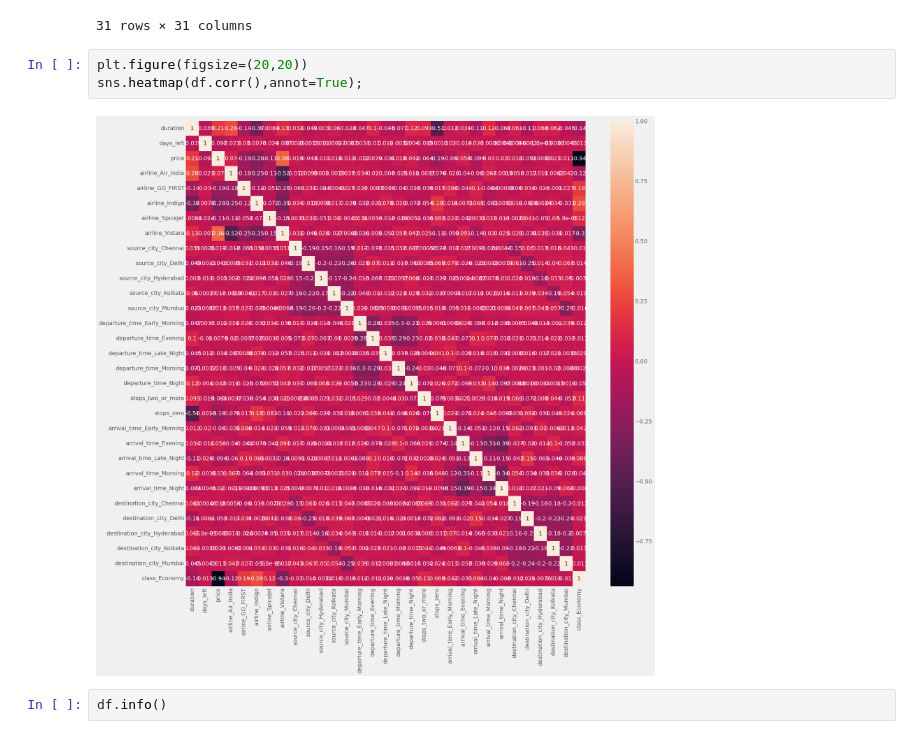
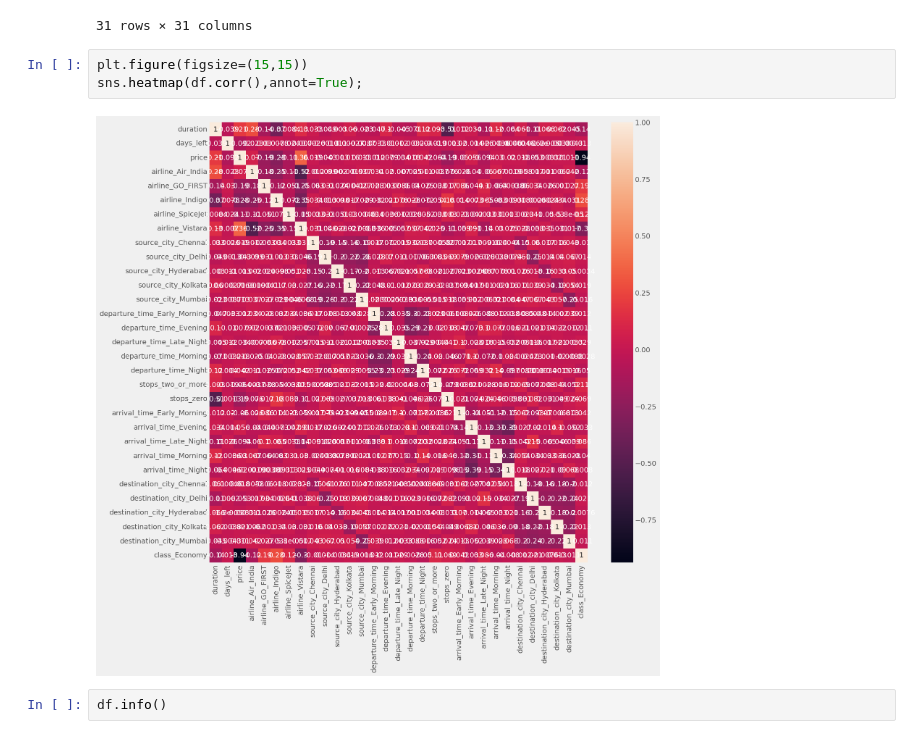
Before and after one commit to PAULA-123/LinearRegression, a Jupyter notebook: flight-price-prediction-cihad-kaya-eda-regression.ipynb, the cells around one changed output. Cells and saved outputs as stored; diff of their text form.

```diff
--- a/flight-price-prediction-cihad-kaya-eda-regression.ipynb
+++ b/flight-price-prediction-cihad-kaya-eda-regression.ipynb
@@ -337,10 +337,10 @@ df.corr()
 | class_Economy | -0.139375 | 0.013039 | -0.937860 | -0.124899 | 0.194540 | 0.275477 | 0.118325 | ... |
 31 rows × 31 columns
 # %%
-plt.figure(figsize=(20,20))
+plt.figure(figsize=(15,15))
 sns.heatmap(df.corr(),annot=True);
 # %% [output]
-[figure, old version]
+[figure, new version]
 # %%
 df.info()
 # %% [output]
```
Also changed, not shown: parts of 14 cells of this notebook.
